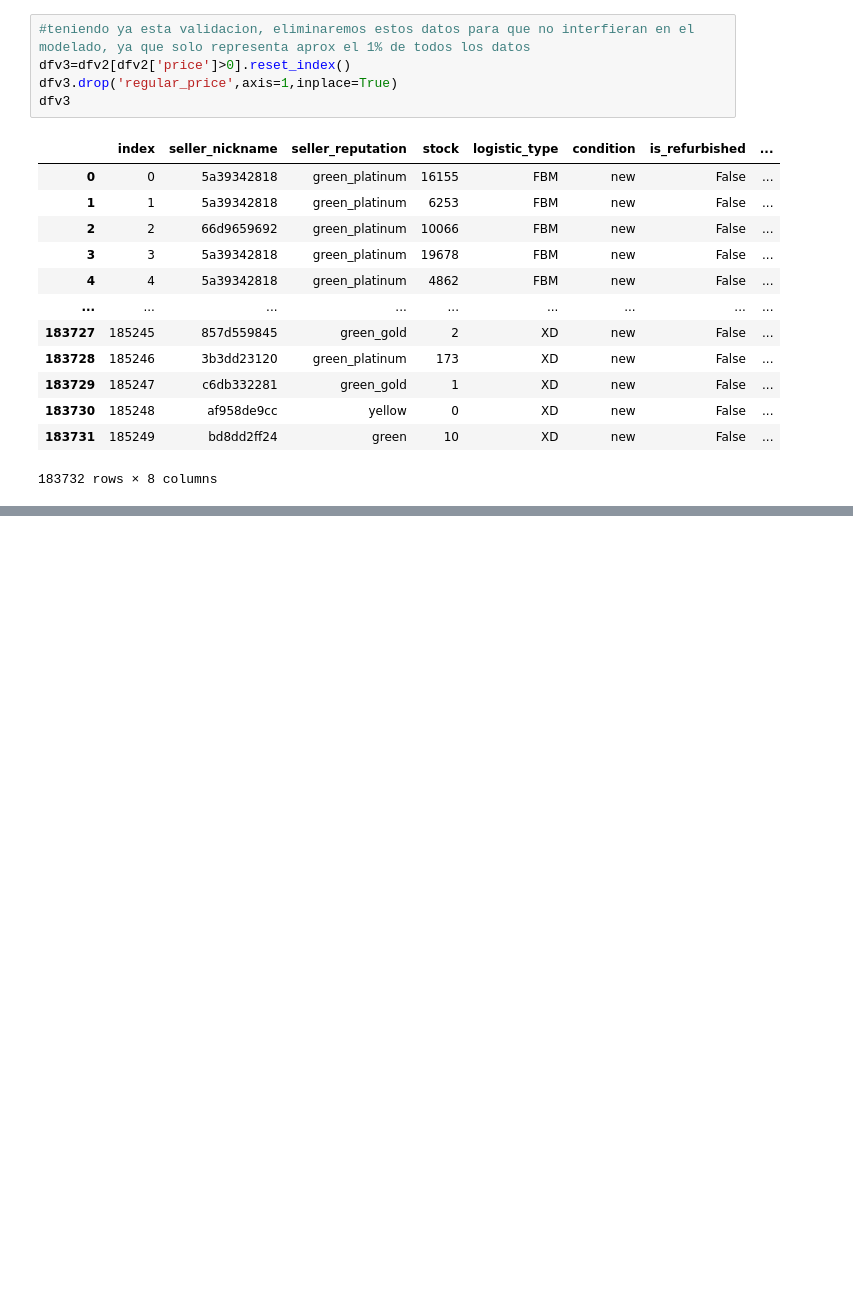
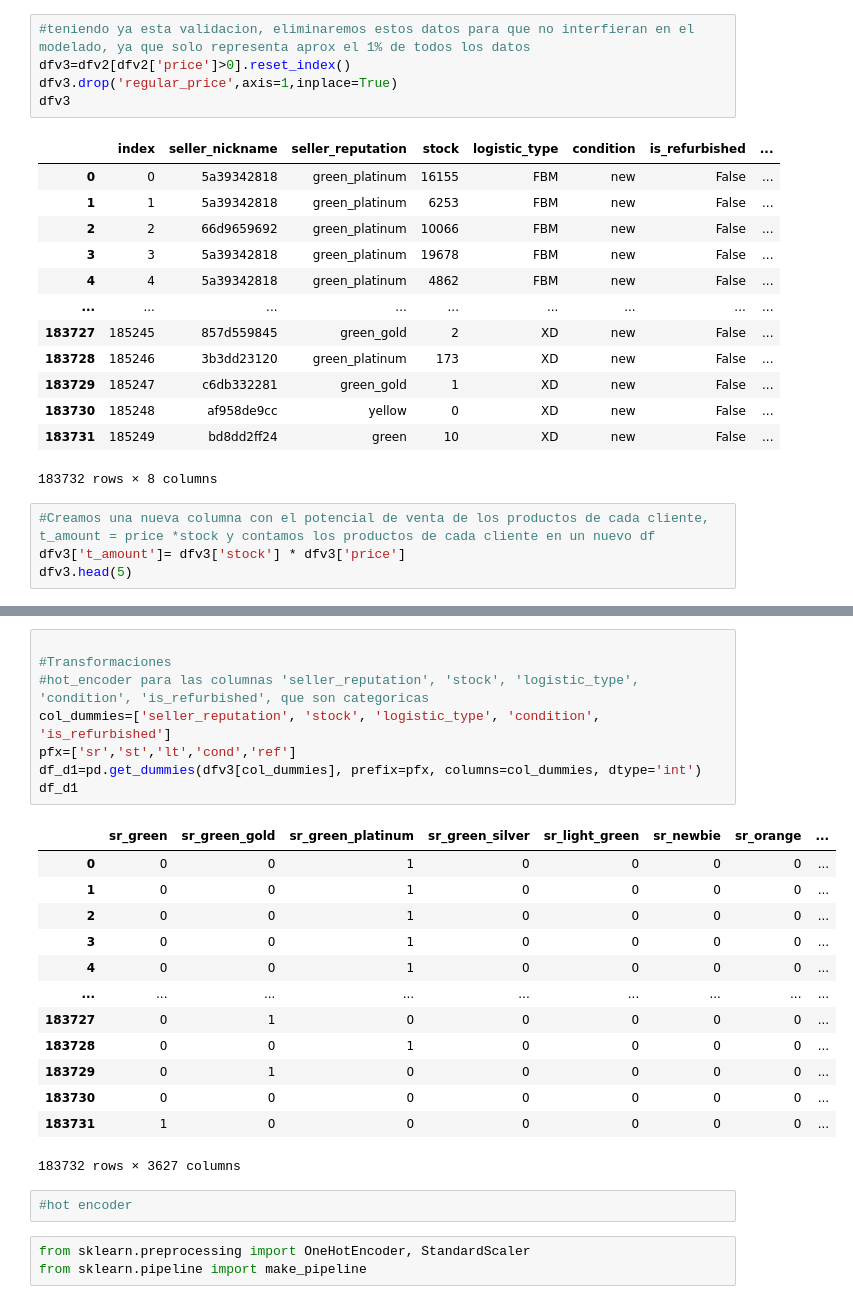
Before and after one commit to ingvamartinez/Clustering_MeLi, a Jupyter notebook: de.ipynb, the cells around one changed output, grey strips where cells are left out. Drawn from its saved outputs; the diff is of its cells as text; blank space fills up the shorter version.

Commit message:
Hot Encoder TRansformacion

```diff
--- a/de.ipynb
+++ b/de.ipynb
@@ -290,3 +290,7 @@ dfv3
 | 183730 | 185248 | af958de9cc | yellow | 0 | XD | new | False | ... |
 | 183731 | 185249 | bd8dd2ff24 | green | 10 | XD | new | False | ... |
 183732 rows × 8 columns
+# %%
+#Creamos una nueva columna con el potencial de venta de los productos de cada cliente, t_amount = price *stock y contamos los productos de cada cliente en un nuevo df
+dfv3['t_amount']= dfv3['stock'] * dfv3['price']
+dfv3.head(5)
@@ -292,0 +346,27 @@ dfv3
+# %%
+
+#Transformaciones
+#hot_encoder para las columnas 'seller_reputation', 'stock', 'logistic_type', 'condition', 'is_refurbished', que son categoricas
+col_dummies=['seller_reputation', 'stock', 'logistic_type', 'condition', 'is_refurbished']
+pfx=['sr','st','lt','cond','ref']
+df_d1=pd.get_dummies(dfv3[col_dummies], prefix=pfx, columns=col_dummies, dtype='int')
+df_d1
+# %% [output]
+|  | sr_green | sr_green_gold | sr_green_platinum | sr_green_silver | sr_light_green | sr_newbie | sr_orange | ... |
+| 0 | 0 | 0 | 1 | 0 | 0 | 0 | 0 | ... |
+| 1 | 0 | 0 | 1 | 0 | 0 | 0 | 0 | ... |
+| 2 | 0 | 0 | 1 | 0 | 0 | 0 | 0 | ... |
+| 3 | 0 | 0 | 1 | 0 | 0 | 0 | 0 | ... |
+| 4 | 0 | 0 | 1 | 0 | 0 | 0 | 0 | ... |
+| ... | ... | ... | ... | ... | ... | ... | ... | ... |
+| 183727 | 0 | 1 | 0 | 0 | 0 | 0 | 0 | ... |
+| 183728 | 0 | 0 | 1 | 0 | 0 | 0 | 0 | ... |
+| 183729 | 0 | 1 | 0 | 0 | 0 | 0 | 0 | ... |
+| 183730 | 0 | 0 | 0 | 0 | 0 | 0 | 0 | ... |
+| 183731 | 1 | 0 | 0 | 0 | 0 | 0 | 0 | ... |
+183732 rows × 3627 columns
+# %%
+#hot encoder
+# %%
+from sklearn.preprocessing import OneHotEncoder, StandardScaler
+from sklearn.pipeline import make_pipeline
```
Also changed, not shown: parts of 4 cells of this notebook.
